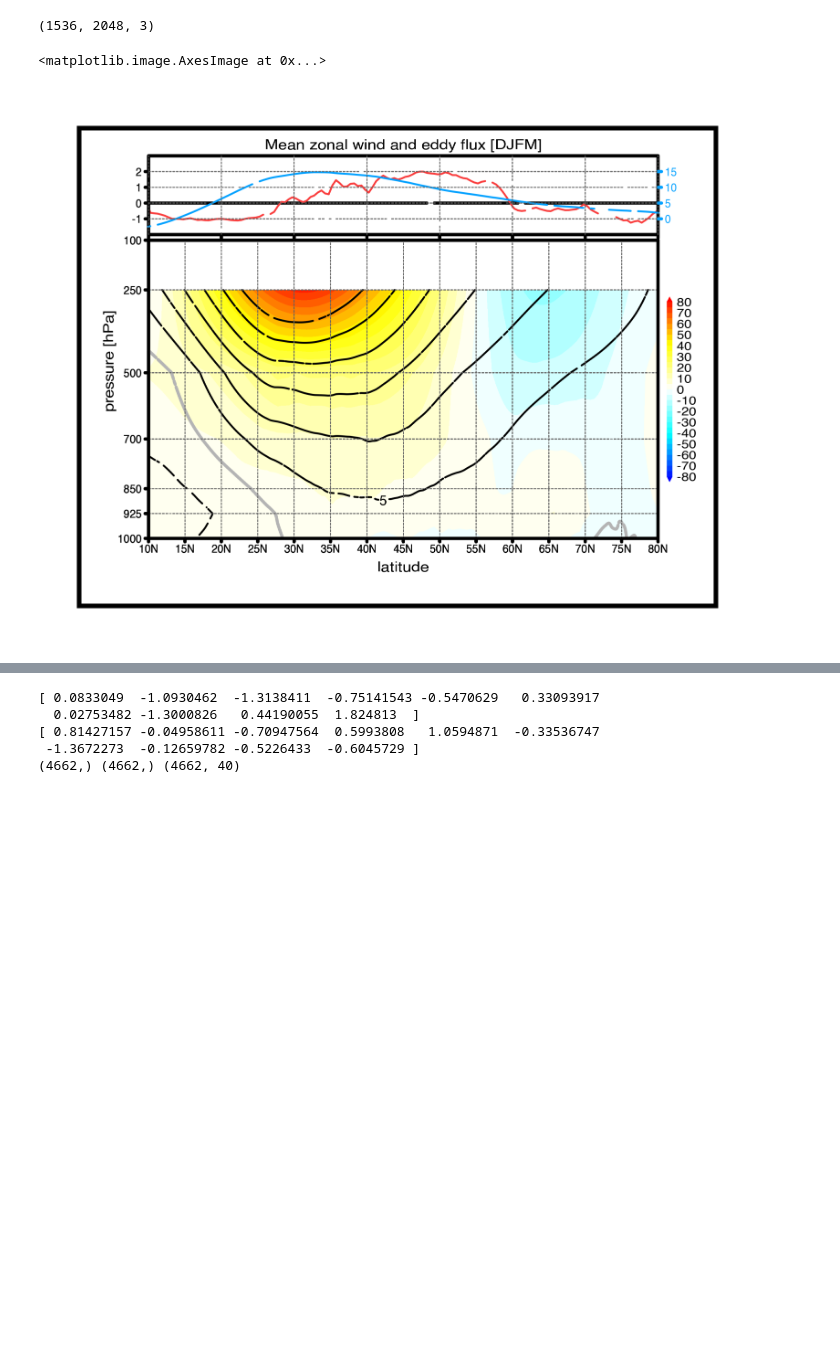
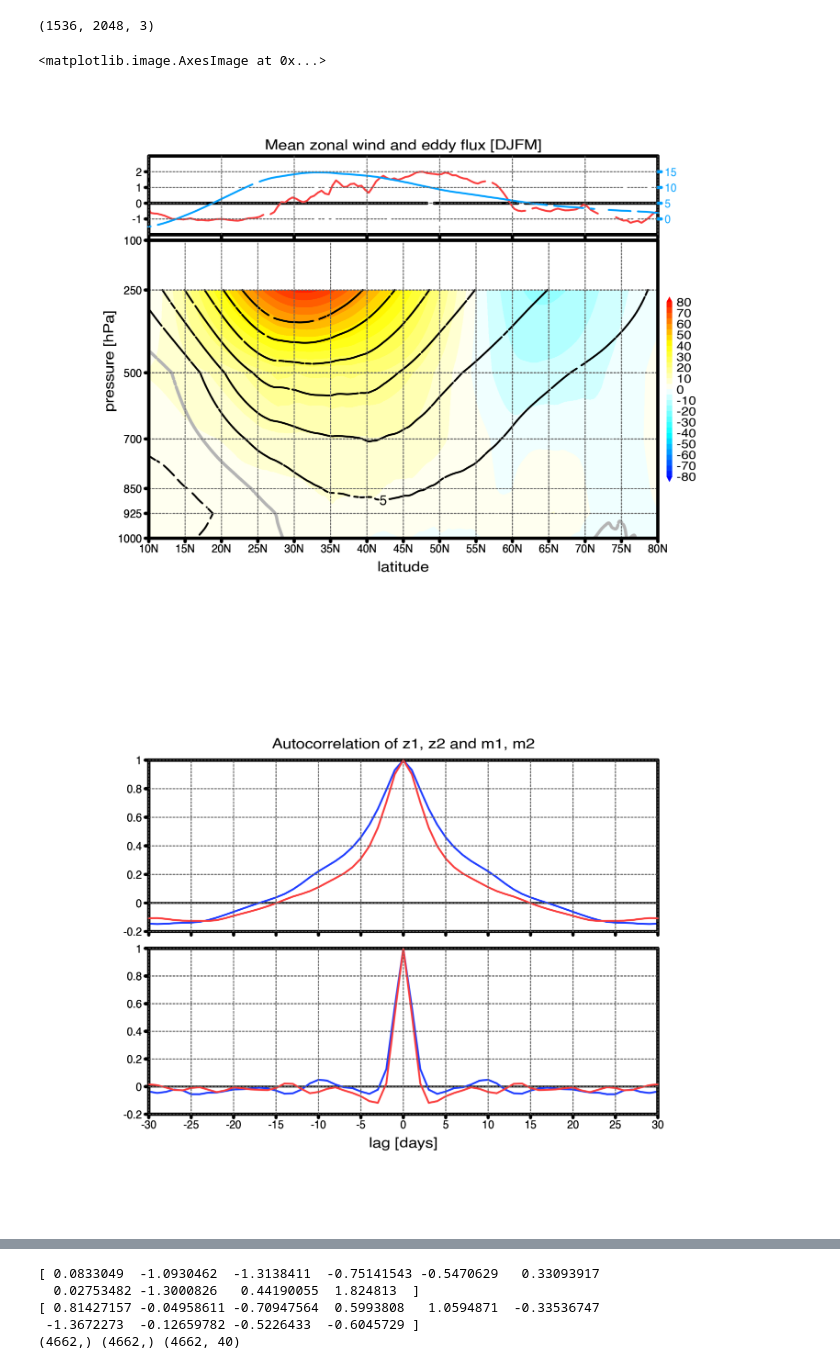
Before and after one commit to HuangJin-De/am_NH, a Jupyter notebook: discussion/20231108.ipynb, the cells around one changed output, grey strips where cells are left out. Cells and saved outputs as stored; diff of their text form; code cells hidden in the pictures; blank space fills up the shorter version.

```diff
--- a/discussion/20231108.ipynb
+++ b/discussion/20231108.ipynb
@@ -14,19 +14,34 @@ Resolving deltas: 100% (54/54), done.
 # %%
 import matplotlib.image as mpimg
 import matplotlib.pyplot as plt
 
 path='am_NH'
 filen=path+'/plot/figure/mean.png'
 
 image=mpimg.imread(filen)
 
 print(image.shape)
 
-fig,ax=plt.subplots(figsize=(2,2),dpi=900)
-plt.tick_params(axis='x',which='both',bottom=False,top=False,labelbottom=False)
-plt.tick_params(axis='y',which='both',left=False,right=False,labelleft=False)
+image=mpimg.imread(filen)
+fig,ax=plt.subplots(figsize=(2,1.5),dpi=900)
+ax.axis('off')
 ax.imshow(image)
+
+filen=path+'/plot/figure/auto_zm.png'
+
+image=mpimg.imread(filen)
+fig,ax=plt.subplots(figsize=(2,1.5),dpi=900)
+ax.axis('off')
+ax.imshow(image)
+
+filen=path+'/plot/figure/cross_zm.png'
+
+image=mpimg.imread(filen)
+fig,ax=plt.subplots(figsize=(2,1.5),dpi=900)
+ax.axis('off')
+ax.imshow(image)
 # %% [output]
 (1536, 2048, 3)
 <matplotlib.image.AxesImage at 0x...>
-[figure, old version]
+[figure, new version]
+[figure, added]
```
Also changed, not shown: parts of 5 cells of this notebook.
